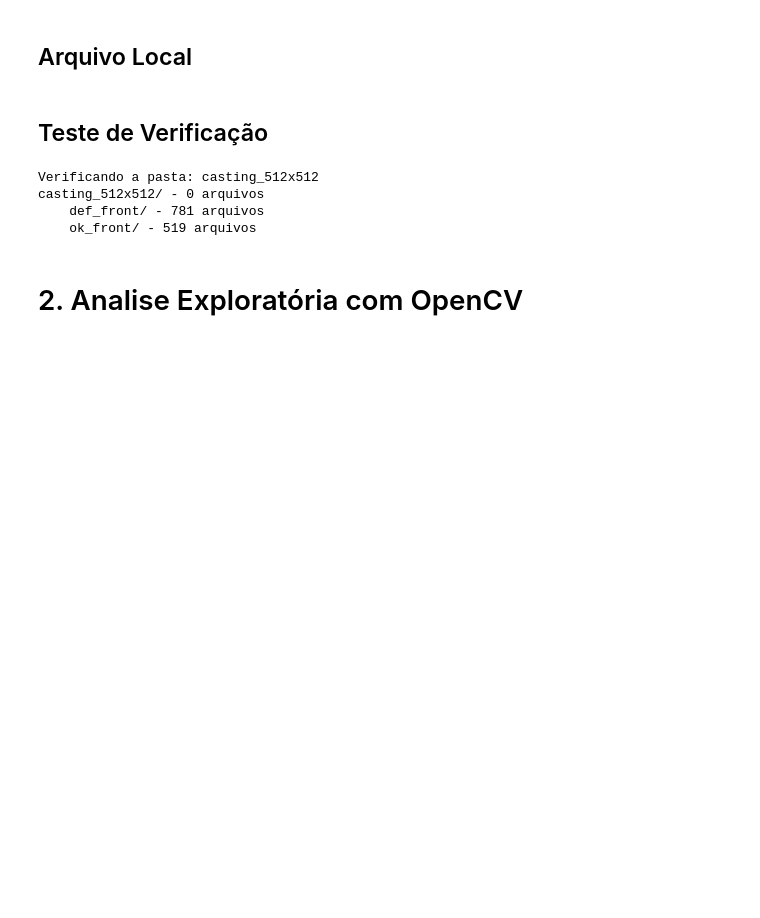
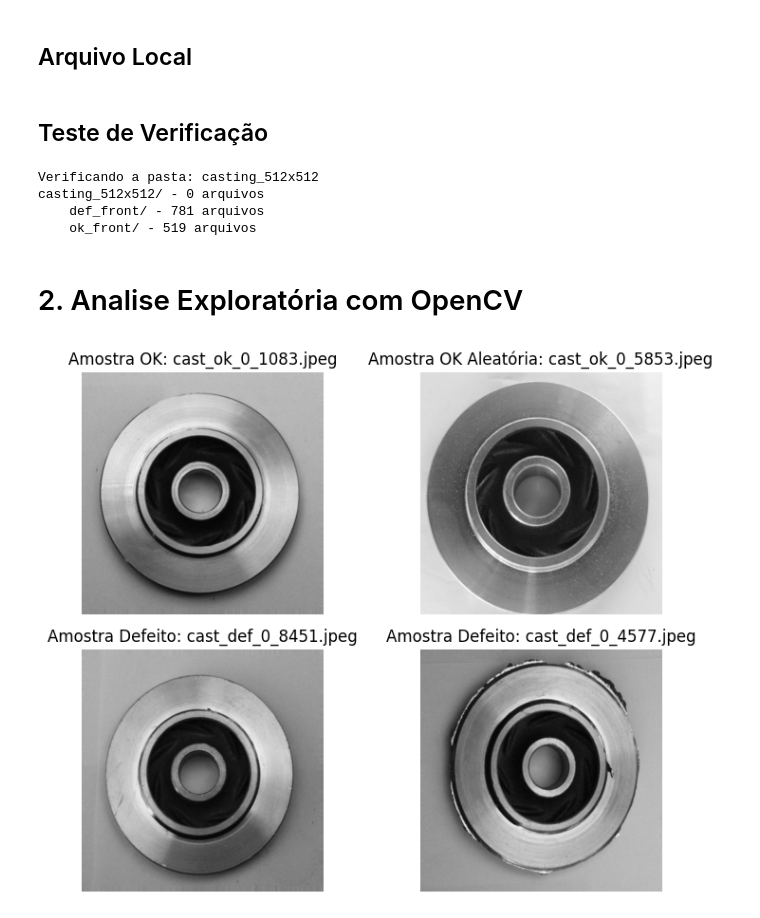
Before and after one commit to dnkamo/SC_TEC-M2_S07-Mini-Projeto-CNN-OpenCV-Pecas, a Jupyter notebook: notebook/SC_TEC_Mod2_Mini_Proj_CNN_OpenCV_Pecas.ipynb, the cells around one changed output. Drawn from its saved outputs; the diff is of its cells as text; code cells hidden in the pictures; blank space fills up the shorter version.

Commit message:
carregamento de amostras

```diff
--- a/notebook/SC_TEC_Mod2_Mini_Proj_CNN_OpenCV_Pecas.ipynb
+++ b/notebook/SC_TEC_Mod2_Mini_Proj_CNN_OpenCV_Pecas.ipynb
@@ -76,3 +76,79 @@ casting_512x512/ - 0 arquivos
     ok_front/ - 519 arquivos
 # %% [markdown]
 # 2. Analise Exploratória com OpenCV
+# %%
+# =====================================
+# 1. PEGANDO IMAGENS DE AMOSTRA
+# =====================================
+
+import cv2
+import matplotlib.pyplot as plt
+import os
+import random
+
+# Caminhos das pastas
+dir_ok = 'casting_512x512/ok_front'
+dir_def = 'casting_512x512/def_front'
+
+# Para deixar as imagens consistentes, podemos pegar as primeiras
+# imagens de cada pasta, ou podemos pegar uma imagem qualquer
+# por meio de escolha aleatória
+
+# METODO 1
+# Pegando as primeiras imagens:
+# ------------------------------------
+
+# Listando os arquivos (pegando os primeiros 1 de cada)
+img_ok_name = os.listdir(dir_ok)[0]
+img_def_name = os.listdir(dir_def)[0]
+
+# METODO 2
+# Pegando imagens aleatórias:
+# ------------------------------------
+
+img_ok_name_random = os.listdir(dir_ok)
+img_def_name_random = os.listdir(dir_def)
+
+img_ok_choice_random = random.choice(img_ok_name_random)
+img_def_choice_random = random.choice(img_def_name_random)
+
+# Lendo as imagens com OpenCV
+# ------------------------------------
+# Primeiras
+img_ok = cv2.imread(os.path.join(dir_ok, img_ok_name))
+img_def = cv2.imread(os.path.join(dir_def, img_def_name))
+
+# Aleatório
+img_ok_random = cv2.imread(os.path.join(dir_ok, img_ok_choice_random))
+img_def_random = cv2.imread(os.path.join(dir_def, img_def_choice_random))
+
+# ------------------------------------
+# Convertendo de BGR (OpenCV) para RGB (Matplotlib)
+img_ok_rgb = cv2.cvtColor(img_ok, cv2.COLOR_BGR2RGB)
+img_def_rgb = cv2.cvtColor(img_def, cv2.COLOR_BGR2RGB)
+
+img_ok_rgb_random = cv2.cvtColor(img_ok_random, cv2.COLOR_BGR2RGB)
+img_def_rgb_random = cv2.cvtColor(img_def_random, cv2.COLOR_BGR2RGB)
+
+# Exibindo as amostras
+fig, axes = plt.subplots(2, 2, figsize=(8, 6))
+axes[0, 0].imshow(img_ok_rgb)
+axes[0, 0].set_title(f'Amostra OK: {img_ok_name}')
+axes[0, 0].axis('off')
+
+axes[0, 1].imshow(img_ok_rgb_random)
+axes[0, 1].set_title(f'Amostra OK Aleatória: {img_ok_choice_random}')
+axes[0, 1].axis('off')
+
+axes[1, 0].imshow(img_def_rgb)
+axes[1, 0].set_title(f'Amostra Defeito: {img_def_name}')
+axes[1, 0].axis('off')
+
+axes[1, 1].imshow(img_def_rgb_random)
+axes[1, 1].set_title(f'Amostra Defeito: {img_def_choice_random}')
+axes[1, 1].axis('off')
+
+plt.tight_layout()
+plt.show()
+# %% [output]
+[figure, added]
```
Also changed, not shown: parts of 2 cells of this notebook.
